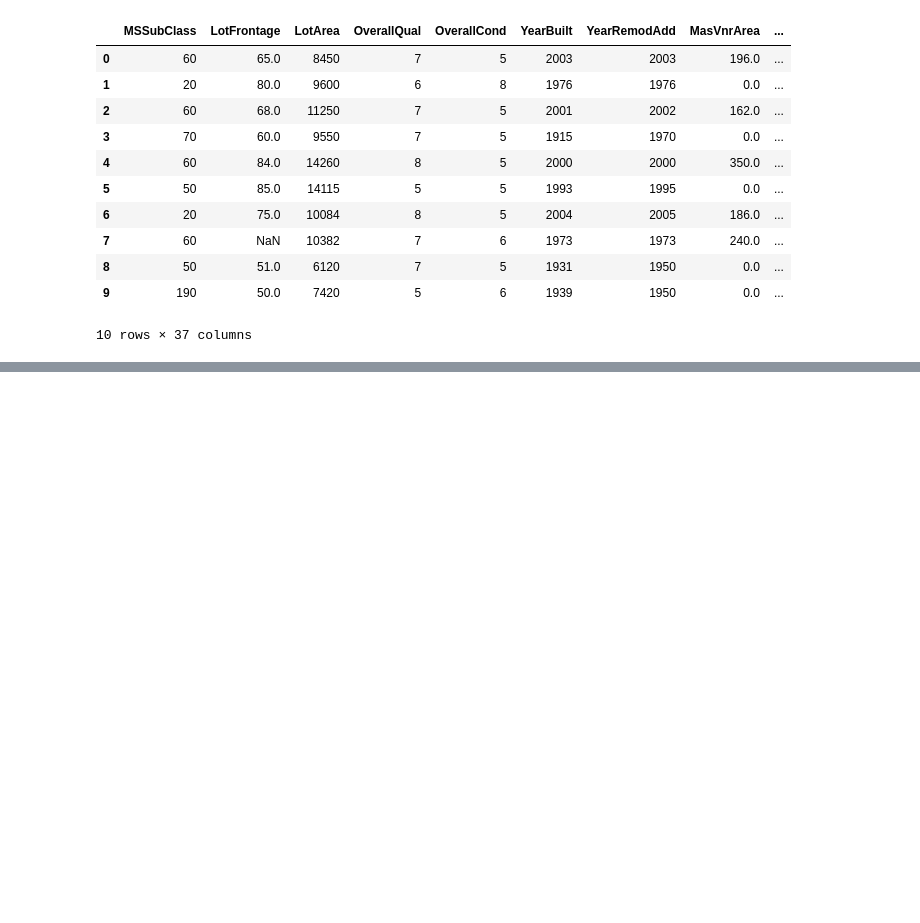
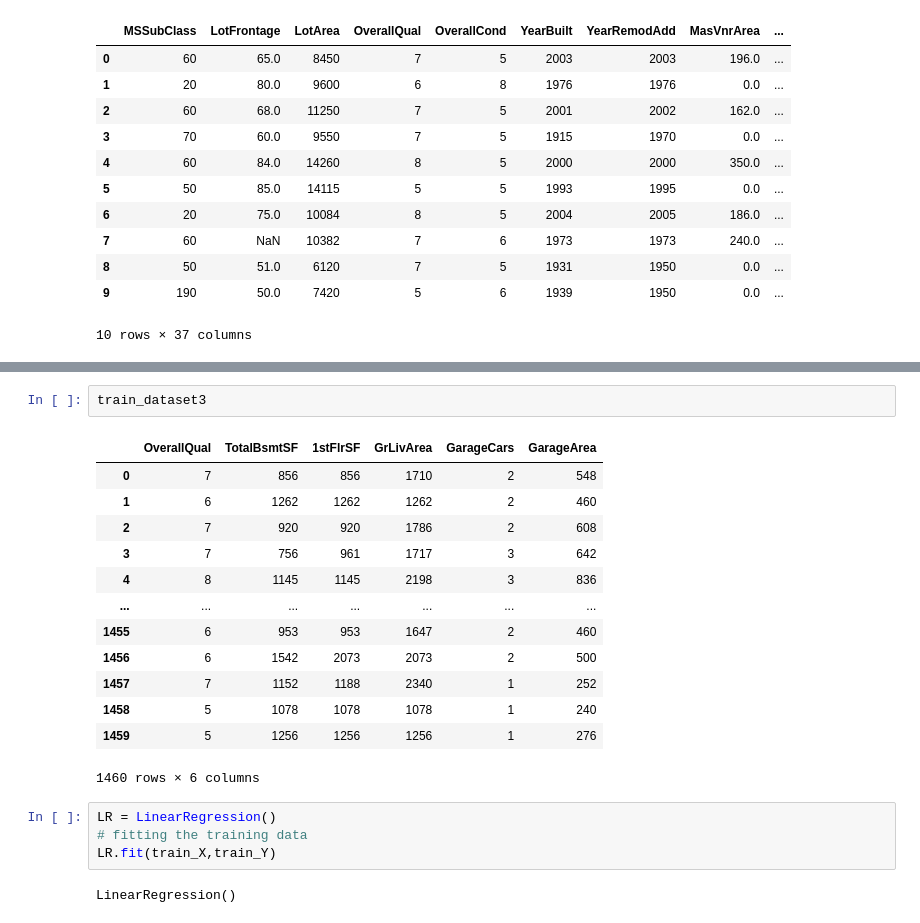
Before and after one commit to dikshaaswal/Kaggle, a Jupyter notebook: Housing_Price_Prediction.ipynb, the cells around one changed output, grey strips where cells are left out. Saved outputs shown, nothing was run; the diff lists cells and outputs as text; blank space fills up the shorter version.

Commit message:
Linear Regression

```diff
--- a/Housing_Price_Prediction.ipynb
+++ b/Housing_Price_Prediction.ipynb
@@ -179,0 +255,22 @@ SalePrice         0.111447  0.092404 -0.021190  0.046432 -0.028923   1.000000
+# %%
+train_dataset3
+# %% [output]
+|  | OverallQual | TotalBsmtSF | 1stFlrSF | GrLivArea | GarageCars | GarageArea |
+| 0 | 7 | 856 | 856 | 1710 | 2 | 548 |
+| 1 | 6 | 1262 | 1262 | 1262 | 2 | 460 |
+| 2 | 7 | 920 | 920 | 1786 | 2 | 608 |
+| 3 | 7 | 756 | 961 | 1717 | 3 | 642 |
+| 4 | 8 | 1145 | 1145 | 2198 | 3 | 836 |
+| ... | ... | ... | ... | ... | ... | ... |
+| 1455 | 6 | 953 | 953 | 1647 | 2 | 460 |
+| 1456 | 6 | 1542 | 2073 | 2073 | 2 | 500 |
+| 1457 | 7 | 1152 | 1188 | 2340 | 1 | 252 |
+| 1458 | 5 | 1078 | 1078 | 1078 | 1 | 240 |
+| 1459 | 5 | 1256 | 1256 | 1256 | 1 | 276 |
+1460 rows × 6 columns
+# %%
+LR = LinearRegression()
+# fitting the training data
+LR.fit(train_X,train_Y)
+# %% [output]
+LinearRegression()
```
Also changed, not shown: parts of 12 cells of this notebook.
